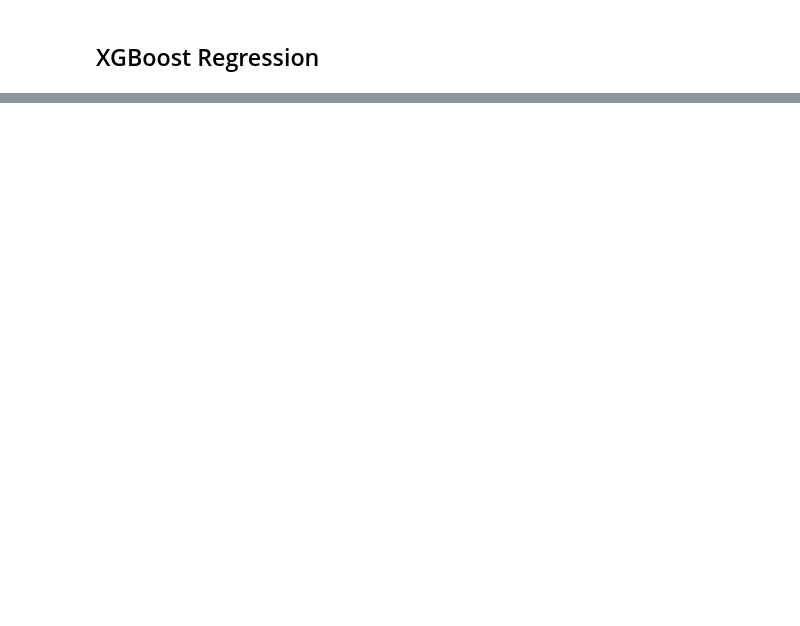
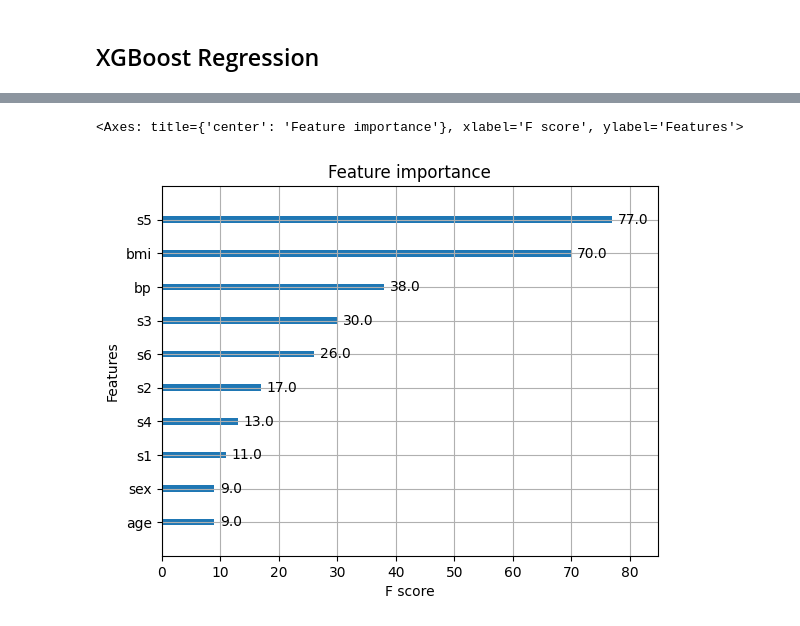
Before and after one commit to OmarAshraf01/cd0385-exercise-files, a Jupyter notebook: algorithms-and-tools/concept2_xgboost/starter/02_exercise_starter.ipynb, the cells around one changed output, grey strips where cells are left out. Cells and saved outputs as stored; diff of their text form; code cells hidden in the pictures; blank space fills up the shorter version.

```diff
--- a/algorithms-and-tools/concept2_xgboost/starter/02_exercise_starter.ipynb
+++ b/algorithms-and-tools/concept2_xgboost/starter/02_exercise_starter.ipynb
@@ -112,22 +97,27 @@ diabetes = ?
 # %%
 # Create the diabetes `data` dataset as a dataframe and name the columns with `feature_names`
-dfd = pd.DataFrame(?, columns=?)
+dfd = pd.DataFrame(diabetes['data'], columns=diabetes['feature_names'])
 
 # Include the target as well
-dfd['target'] = ?
+dfd['target'] = diabetes['target']
 # %%
 # Split your data with these ratios: train: 0.8 | test: 0.2
-dfd_train, dfd_test = ?
+dfd_train, dfd_test = train_test_split(dfd, test_size=0.2, random_state=0)
 # %%
 # Load your train/test dataframe into DMatrix
-dtrain = xgb.DMatrix(?)
-dtest = xgb.DMatrix(?)
+dtrain = xgb.DMatrix(dfd_train.drop('target', axis=1), label=dfd_train['target'])
+dtest = xgb.DMatrix(dfd_test.drop('target', axis=1), label=dfd_test['target'])
 # %%
 # How does the model perform on the training dataset and default model parameters?
 # Using the hyperparameters in the requirements, is there improvement?
 # Remember we use the test dataset to score the model
-param = {?}
-?
-bst = xgb.train(?)
+param = {"max_depth": 2,
+         "eta": 0.03,
+         "gamma":0.09,
+         "colsample_bytree":0.5,
+         "objective": "reg:squarederror",
+    }
+num_round_reg = 100
+bst = xgb.train(param, dtrain, num_round_reg)
 # %%
 # xgboost is not scikit learn, so you'll need to do predictions using their API
@@ -138,3 +130,6 @@ r2_score(?)
 # %%
 # Plot the importance of the features based on fitted trees
-xgb.?
+xgb.plot_importance(bst)
+# %% [output]
+<Axes: title={'center': 'Feature importance'}, xlabel='F score', ylabel='Features'>
+[figure, added]
```
Also changed, not shown: parts of 10 cells of this notebook, 2 other files.
